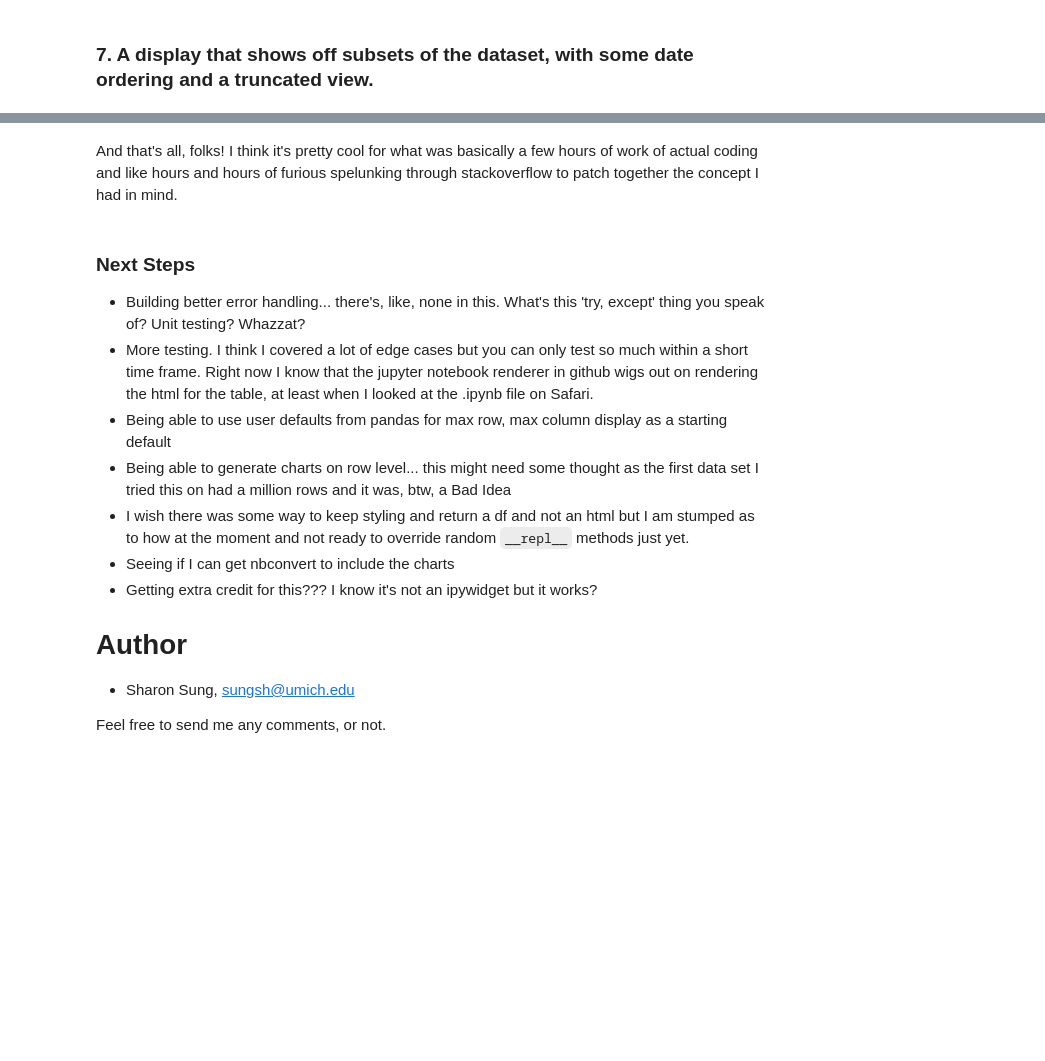
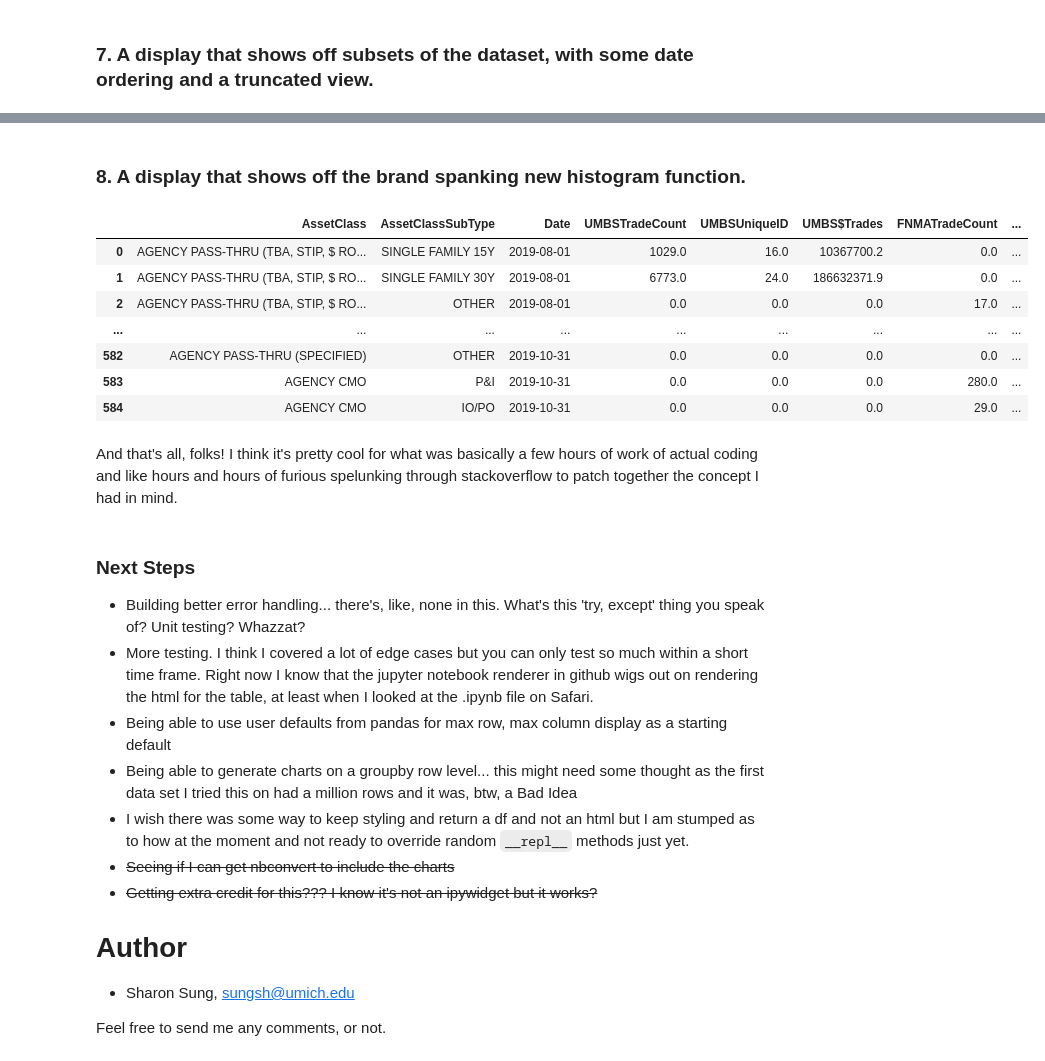
Before and after one commit to minsun-ss/sparkly, a Jupyter notebook: sparkly_demo.ipynb, the cells around one changed output, grey strips where cells are left out. Drawn from its saved outputs; the diff is of its cells as text; code cells hidden in the pictures; blank space fills up the shorter version.

Commit message:
1) built histogram view 2) some minor code clean up in display() 3) conversion of matplotlib chart to svg instead of png 4) Reduced default view window

````diff
--- a/sparkly_demo.ipynb
+++ b/sparkly_demo.ipynb
@@ -126,3 +185,18 @@ sparkly.display(df=df[['UMBSTradeCount', 'FNMATradeCount', 'FHLMCTradeCount']],
+# %% [markdown]
+### 8. A display that shows off the brand spanking new histogram function.
+# %%
+# this is for matplotlib's weird issues with datetime
+
+sparkly.display(df=df, type='histogram')
+# %% [output]
+|  | AssetClass | AssetClassSubType | Date | UMBSTradeCount | UMBSUniqueID | UMBS$Trades | FNMATradeCount | ... |
+| 0 | AGENCY PASS-THRU (TBA, STIP, $ RO... | SINGLE FAMILY 15Y | 2019-08-01 | 1029.0 | 16.0 | 10367700.2 | 0.0 | ... |
+| 1 | AGENCY PASS-THRU (TBA, STIP, $ RO... | SINGLE FAMILY 30Y | 2019-08-01 | 6773.0 | 24.0 | 186632371.9 | 0.0 | ... |
+| 2 | AGENCY PASS-THRU (TBA, STIP, $ RO... | OTHER | 2019-08-01 | 0.0 | 0.0 | 0.0 | 17.0 | ... |
+| ... | ... | ... | ... | ... | ... | ... | ... | ... |
+| 582 | AGENCY PASS-THRU (SPECIFIED) | OTHER | 2019-10-31 | 0.0 | 0.0 | 0.0 | 0.0 | ... |
+| 583 | AGENCY CMO | P&I | 2019-10-31 | 0.0 | 0.0 | 0.0 | 280.0 | ... |
+| 584 | AGENCY CMO | IO/PO | 2019-10-31 | 0.0 | 0.0 | 0.0 | 29.0 | ... |
 # %% [markdown]
 And that's all, folks! I think it's pretty cool for what was basically a few hours of work of actual coding and like hours and hours of furious spelunking through stackoverflow to patch together the concept I had in mind.
 # %% [markdown]
@@ -131,10 +205,10 @@ And that's all, folks! I think it's pretty cool for what was basically a few hou
 * Building better error handling... there's, like, none in this. What's this 'try, except' thing you speak of? Unit testing? Whazzat?
 * More testing. I think I covered a lot of edge cases but you can only test so much within a short time frame. Right now I know that the jupyter notebook renderer in github wigs out on rendering the html for the table, at least when I looked at the .ipynb file on Safari.
 * Being able to use user defaults from pandas for max row, max column display as a starting default
-* Being able to generate charts on row level... this might need some thought as the first data set I tried this on had a million rows and it was, btw, a Bad Idea
+* Being able to generate charts on a groupby row level... this might need some thought as the first data set I tried this on had a million rows and it was, btw, a Bad Idea
 * I wish there was some way to keep styling and return a df and not an html but I am stumped as to how at the moment and not ready to override random ```__repl__``` methods just yet.
-* Seeing if I can get nbconvert to include the charts
-* Getting extra credit for this??? I know it's not an ipywidget but it works?
+* ~~Seeing if I can get nbconvert to include the charts~~
+* ~~Getting extra credit for this??? I know it's not an ipywidget but it works?~~
 
 
 # Author
````
Also changed, not shown: parts of 9 cells of this notebook, 2 other files.
